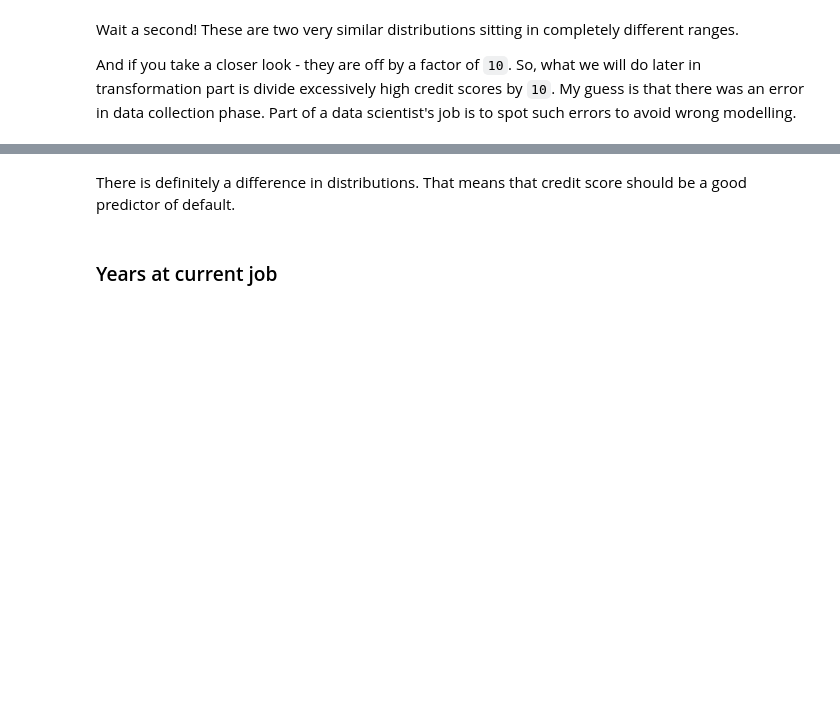
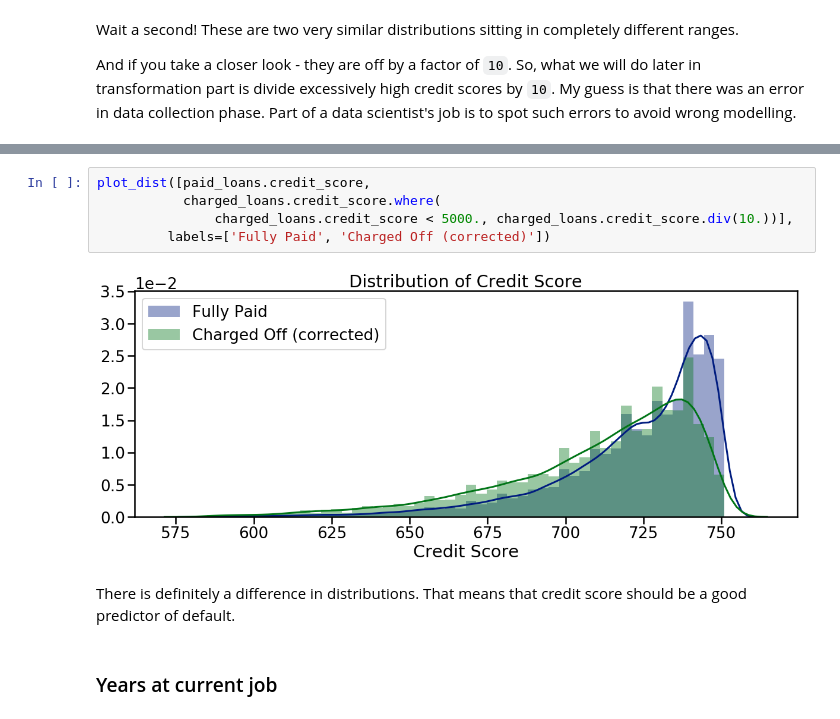
Before and after one commit to dataqubit/bank-loan-prediction, a Jupyter notebook: bank_loan_Part1_Exploratory_Analysis.ipynb, the cells around one changed output, grey strips where cells are left out. Saved outputs shown, nothing was run; the diff lists cells and outputs as text; blank space fills up the shorter version.

```diff
--- a/bank_loan_Part1_Exploratory_Analysis.ipynb
+++ b/bank_loan_Part1_Exploratory_Analysis.ipynb
@@ -245,3 +240,10 @@ pos_class[pos_class.credit_score > 5000.].credit_score.div(10).plot(kind='hist',
+# %%
+plot_dist([paid_loans.credit_score,
+           charged_loans.credit_score.where(
+               charged_loans.credit_score < 5000., charged_loans.credit_score.div(10.))],
+         labels=['Fully Paid', 'Charged Off (corrected)'])
+# %% [output]
+[figure, added]
 # %% [markdown]
 There is definitely a difference in distributions. That means that credit score should be a good predictor of default.
 # %% [markdown]
```
Also changed, not shown: parts of 39 cells of this notebook.
